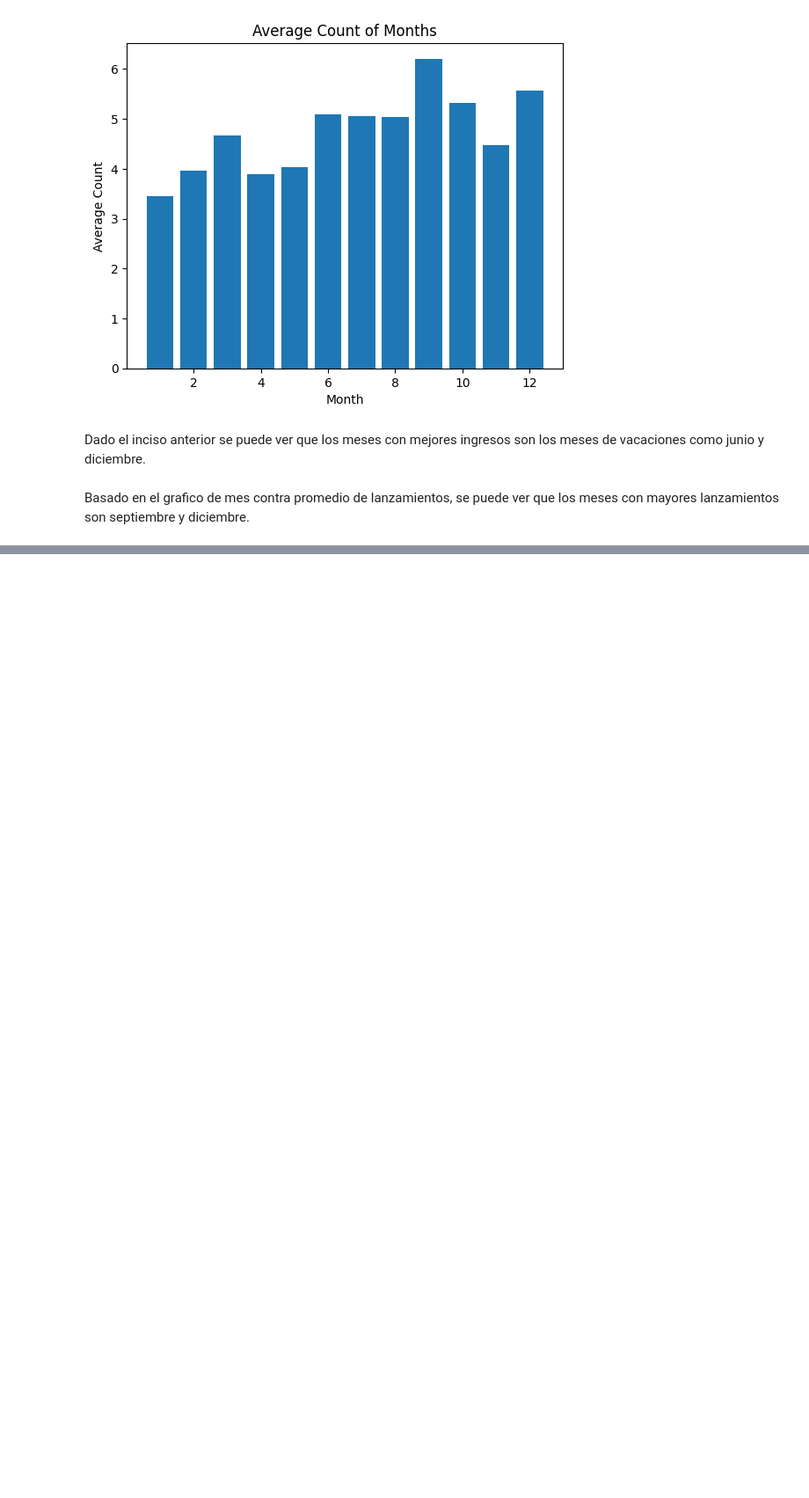
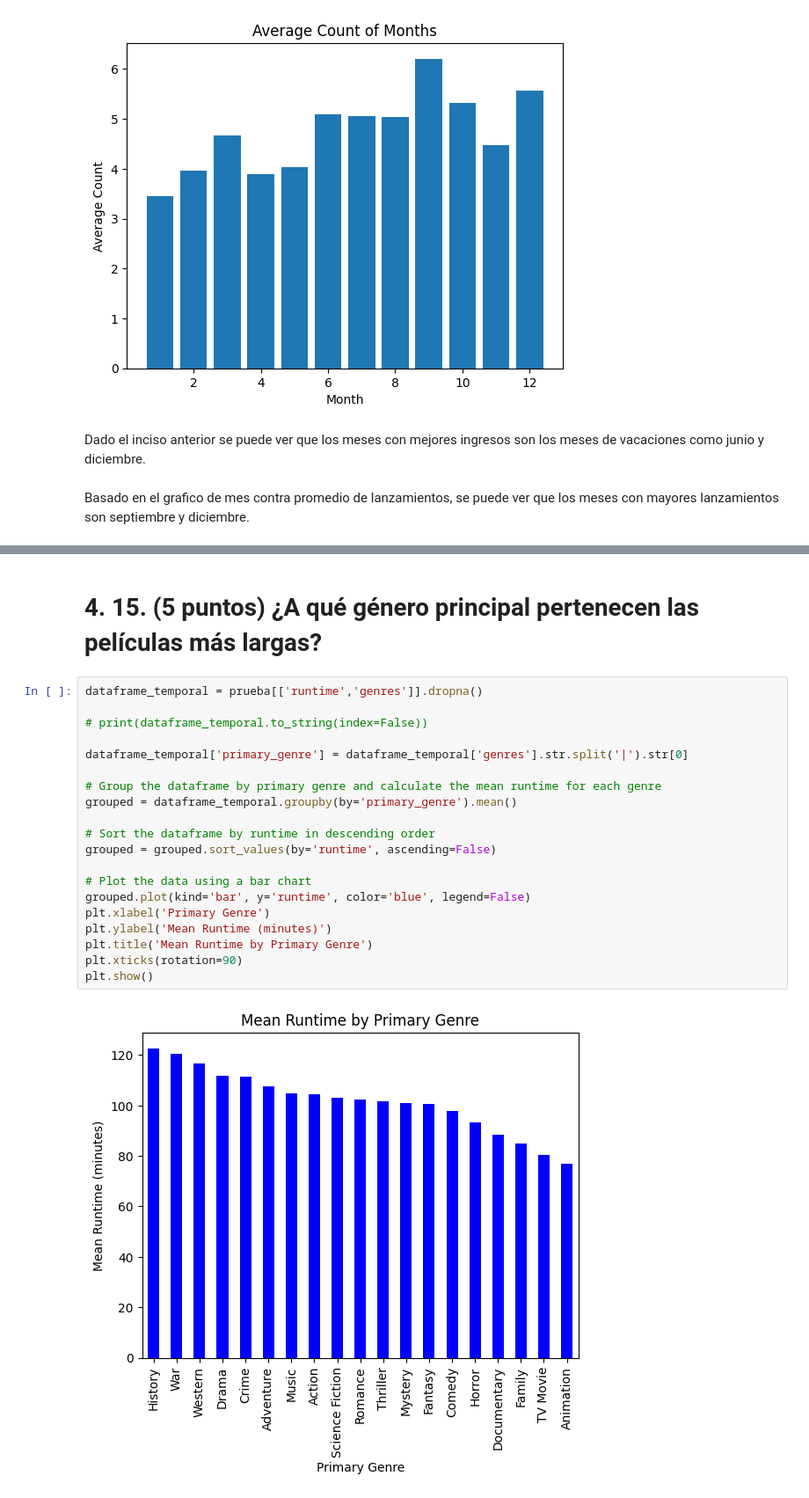
Before and after one commit to her20053/Mineria-de-datos, a Jupyter notebook: HT1 Analisis Exploratorio/HT1.ipynb, the cells around one changed output, grey strips where cells are left out. Shown: that part at 88% size. Saved outputs shown, nothing was run; the diff lists cells and outputs as text; blank space fills up the shorter version.

```diff
--- a/HT1 Analisis Exploratorio/HT1.ipynb
+++ b/HT1 Analisis Exploratorio/HT1.ipynb
@@ -521,0 +551,24 @@ Basado en el grafico de mes contra promedio de lanzamientos, se puede ver que lo
+# %% [markdown]
+# 4. 15. (5 puntos) ¿A qué género principal pertenecen las películas más largas?
+# %%
+dataframe_temporal = prueba[['runtime','genres']].dropna()
+
+# print(dataframe_temporal.to_string(index=False))
+
+dataframe_temporal['primary_genre'] = dataframe_temporal['genres'].str.split('|').str[0]
+
+# Group the dataframe by primary genre and calculate the mean runtime for each genre
+grouped = dataframe_temporal.groupby(by='primary_genre').mean()
+
+# Sort the dataframe by runtime in descending order
+grouped = grouped.sort_values(by='runtime', ascending=False)
+
+# Plot the data using a bar chart
+grouped.plot(kind='bar', y='runtime', color='blue', legend=False)
+plt.xlabel('Primary Genre')
+plt.ylabel('Mean Runtime (minutes)')
+plt.title('Mean Runtime by Primary Genre')
+plt.xticks(rotation=90)
+plt.show()
+# %% [output]
+[figure, added]
```
Also changed, not shown: parts of 6 cells of this notebook, 1 other file.
